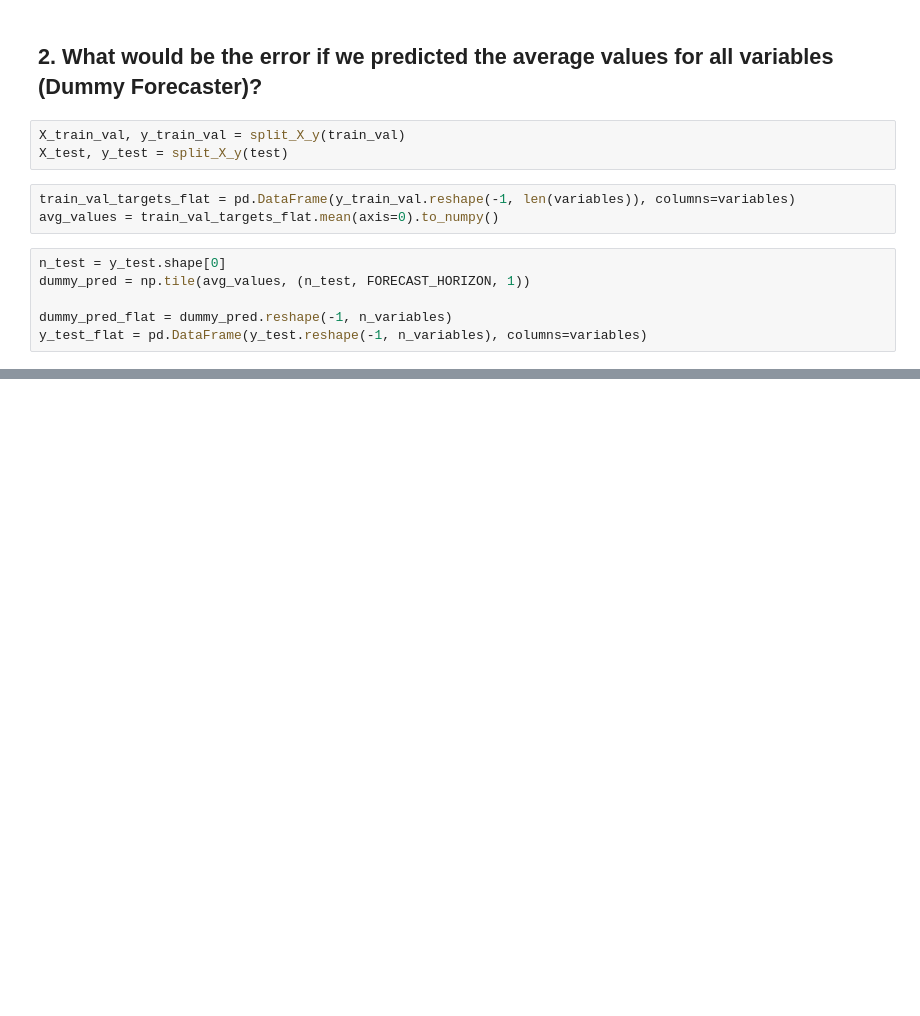
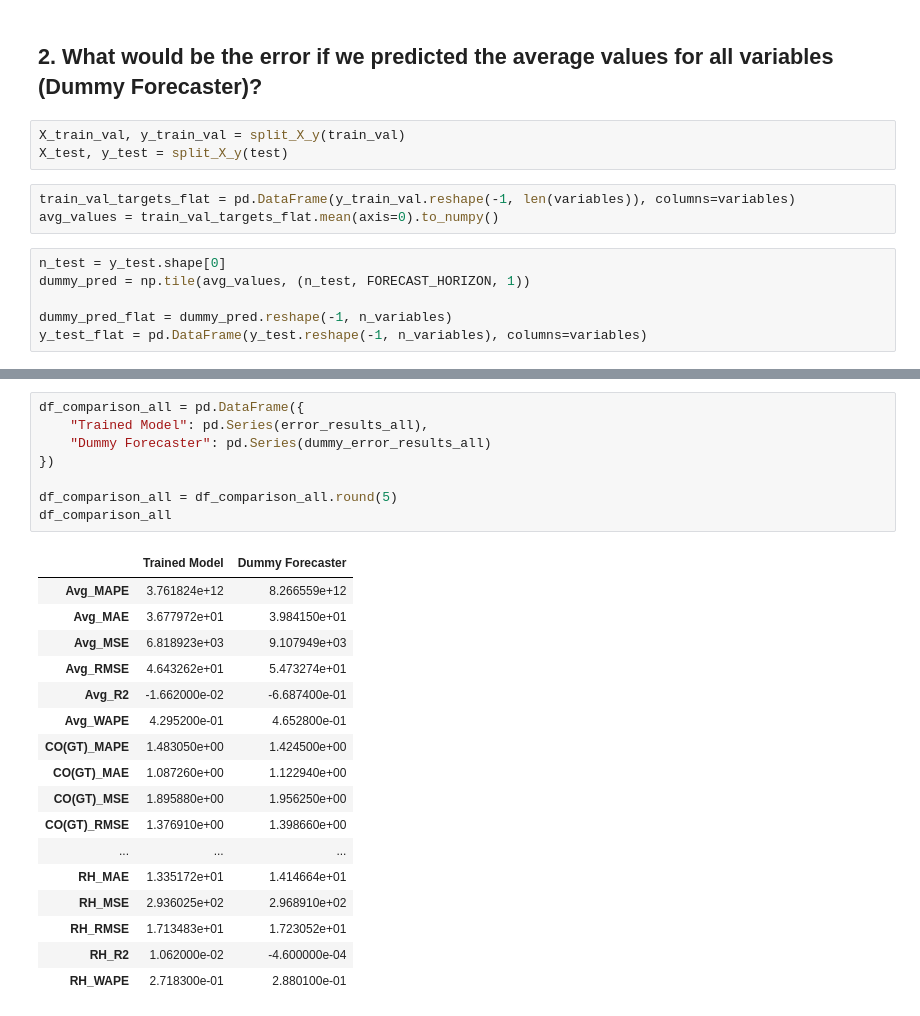
Before and after one commit to bzamith/OptimizingForecastingCPD, a Jupyter notebook: ValidatePipeline.ipynb, the cells around one changed output, grey strips where cells are left out. Drawn from its saved outputs; the diff is of its cells as text; blank space fills up the shorter version.

```diff
--- a/ValidatePipeline.ipynb
+++ b/ValidatePipeline.ipynb
@@ -514,0 +610,26 @@ df_comparison
+# %%
+df_comparison_all = pd.DataFrame({
+    "Trained Model": pd.Series(error_results_all),
+    "Dummy Forecaster": pd.Series(dummy_error_results_all)
+})
+
+df_comparison_all = df_comparison_all.round(5)
+df_comparison_all
+# %% [output]
+|  | Trained Model | Dummy Forecaster |
+| Avg_MAPE | 3.761824e+12 | 8.266559e+12 |
+| Avg_MAE | 3.677972e+01 | 3.984150e+01 |
+| Avg_MSE | 6.818923e+03 | 9.107949e+03 |
+| Avg_RMSE | 4.643262e+01 | 5.473274e+01 |
+| Avg_R2 | -1.662000e-02 | -6.687400e-01 |
+| Avg_WAPE | 4.295200e-01 | 4.652800e-01 |
+| CO(GT)_MAPE | 1.483050e+00 | 1.424500e+00 |
+| CO(GT)_MAE | 1.087260e+00 | 1.122940e+00 |
+| CO(GT)_MSE | 1.895880e+00 | 1.956250e+00 |
+| CO(GT)_RMSE | 1.376910e+00 | 1.398660e+00 |
+| ... | ... | ... |
+| RH_MAE | 1.335172e+01 | 1.414664e+01 |
+| RH_MSE | 2.936025e+02 | 2.968910e+02 |
+| RH_RMSE | 1.713483e+01 | 1.723052e+01 |
+| RH_R2 | 1.062000e-02 | -4.600000e-04 |
+| RH_WAPE | 2.718300e-01 | 2.880100e-01 |
```
Also changed, not shown: parts of 23 cells of this notebook, 24 other files.
